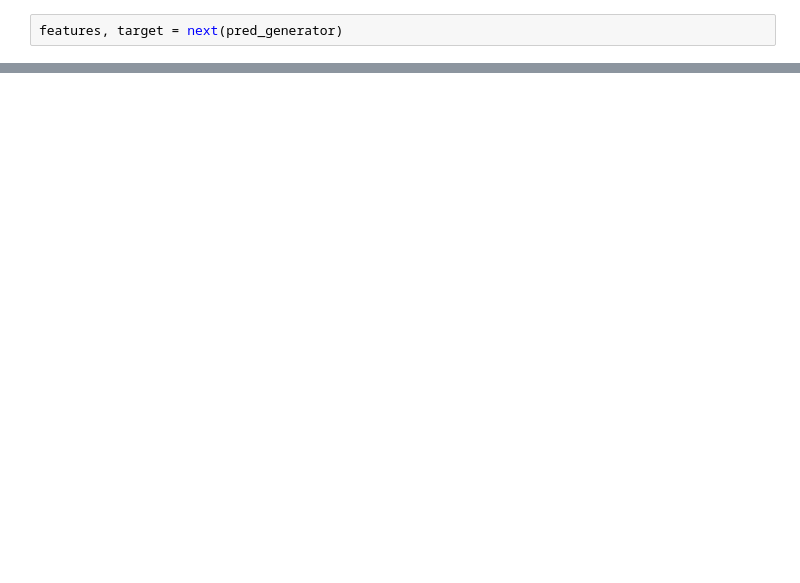
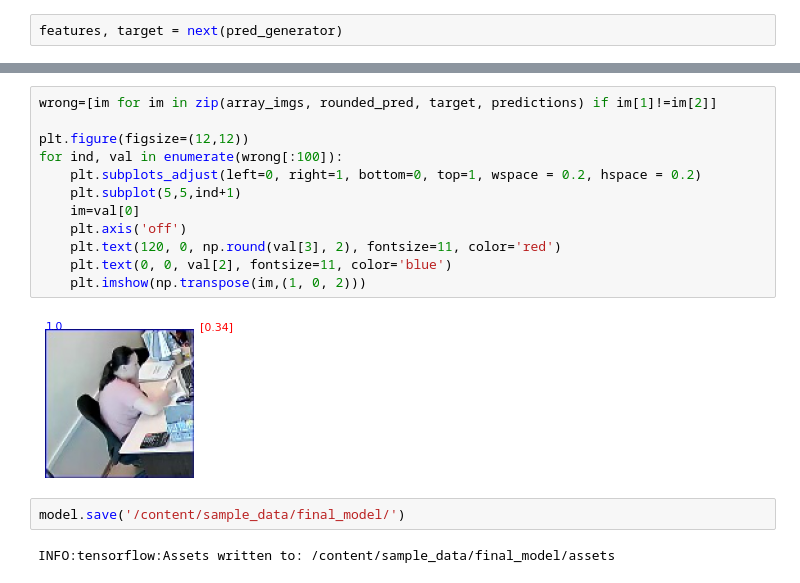
Before and after one commit to RCCyber/Detect-employees-CV-, a Jupyter notebook: detect_employees.ipynb, the cells around one changed output, grey strips where cells are left out. Saved outputs shown, nothing was run; the diff lists cells and outputs as text; blank space fills up the shorter version.

```diff
--- a/detect_employees.ipynb
+++ b/detect_employees.ipynb
@@ -236,0 +238,18 @@ for ind, val in enumerate(right[:20]):
+# %%
+wrong=[im for im in zip(array_imgs, rounded_pred, target, predictions) if im[1]!=im[2]]
+
+plt.figure(figsize=(12,12))
+for ind, val in enumerate(wrong[:100]):
+    plt.subplots_adjust(left=0, right=1, bottom=0, top=1, wspace = 0.2, hspace = 0.2)
+    plt.subplot(5,5,ind+1)
+    im=val[0]
+    plt.axis('off')
+    plt.text(120, 0, np.round(val[3], 2), fontsize=11, color='red')
+    plt.text(0, 0, val[2], fontsize=11, color='blue')
+    plt.imshow(np.transpose(im,(1, 0, 2)))
+# %% [output]
+[figure, added]
+# %%
+model.save('/content/sample_data/final_model/')
+# %% [output]
+INFO:tensorflow:Assets written to: /content/sample_data/final_model/assets
```
Also changed, not shown: parts of 16 cells of this notebook.
